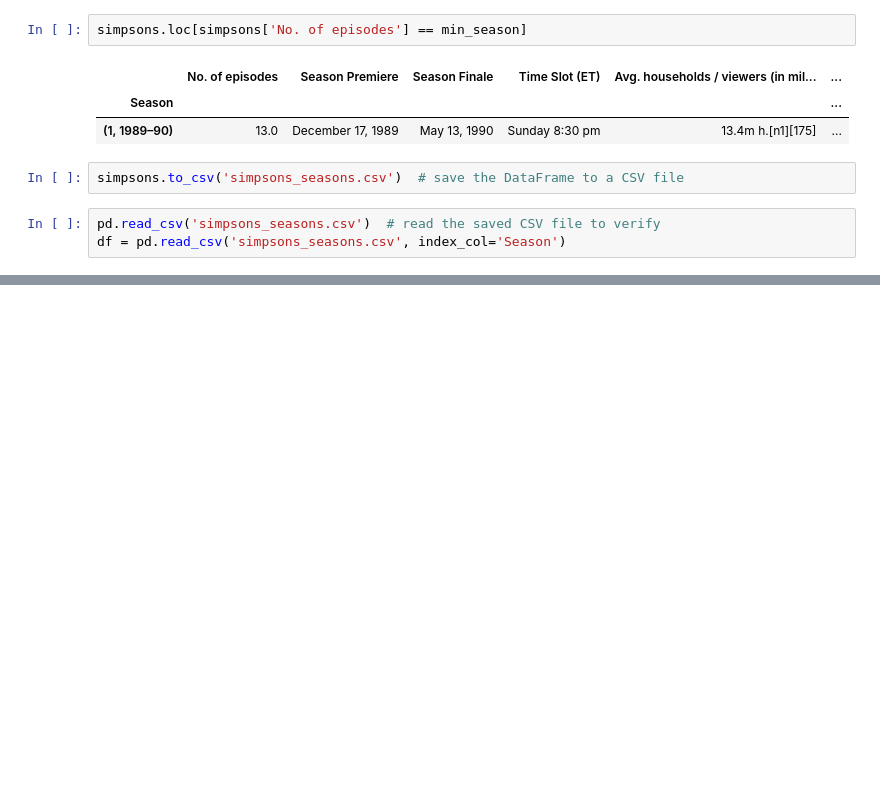
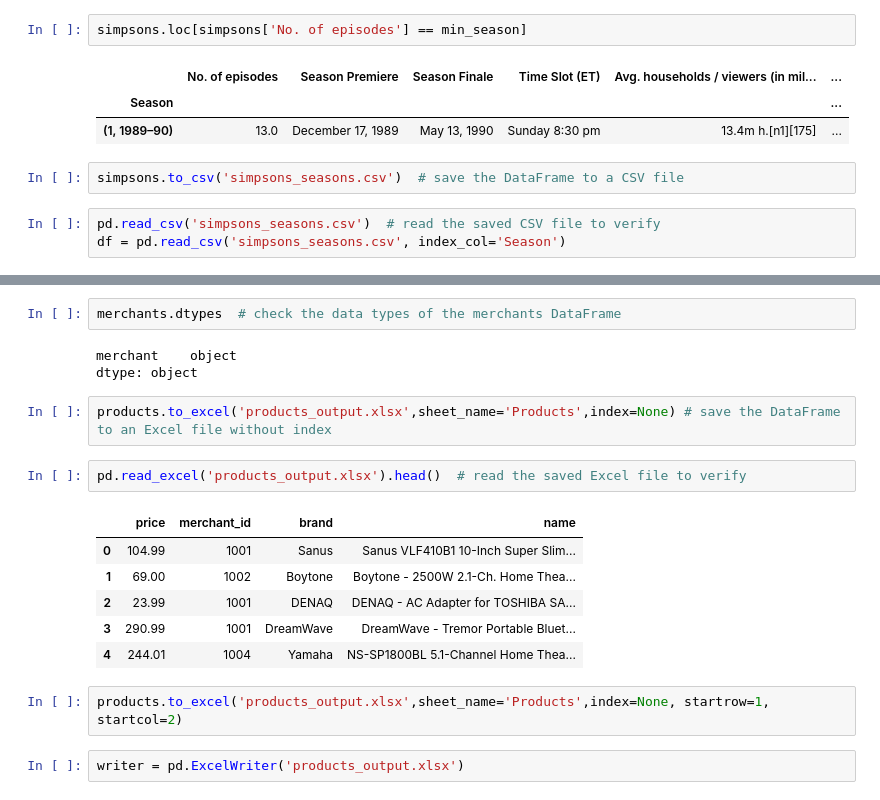
Before and after one commit to Yanil01/pandas_, a Jupyter notebook: main.ipynb, the cells around one changed output, grey strips where cells are left out. Saved outputs shown, nothing was run; the diff lists cells and outputs as text; blank space fills up the shorter version.

```diff
--- a/main.ipynb
+++ b/main.ipynb
@@ -1823,0 +1901,20 @@ df
+# %%
+merchants.dtypes  # check the data types of the merchants DataFrame
+# %% [output]
+merchant    object
+dtype: object
+# %%
+products.to_excel('products_output.xlsx',sheet_name='Products',index=None) # save the DataFrame to an Excel file without index
+# %%
+pd.read_excel('products_output.xlsx').head()  # read the saved Excel file to verify
+# %% [output]
+|  | price | merchant_id | brand | name |
+| 0 | 104.99 | 1001 | Sanus | Sanus VLF410B1 10-Inch Super Slim... |
+| 1 | 69.00 | 1002 | Boytone | Boytone - 2500W 2.1-Ch. Home Thea... |
+| 2 | 23.99 | 1001 | DENAQ | DENAQ - AC Adapter for TOSHIBA SA... |
+| 3 | 290.99 | 1001 | DreamWave | DreamWave - Tremor Portable Bluet... |
+| 4 | 244.01 | 1004 | Yamaha | NS-SP1800BL 5.1-Channel Home Thea... |
+# %%
+products.to_excel('products_output.xlsx',sheet_name='Products',index=None, startrow=1, startcol=2)
+# %%
+writer = pd.ExcelWriter('products_output.xlsx')
```
Also changed, not shown: parts of 17 cells of this notebook, 2 other files.
